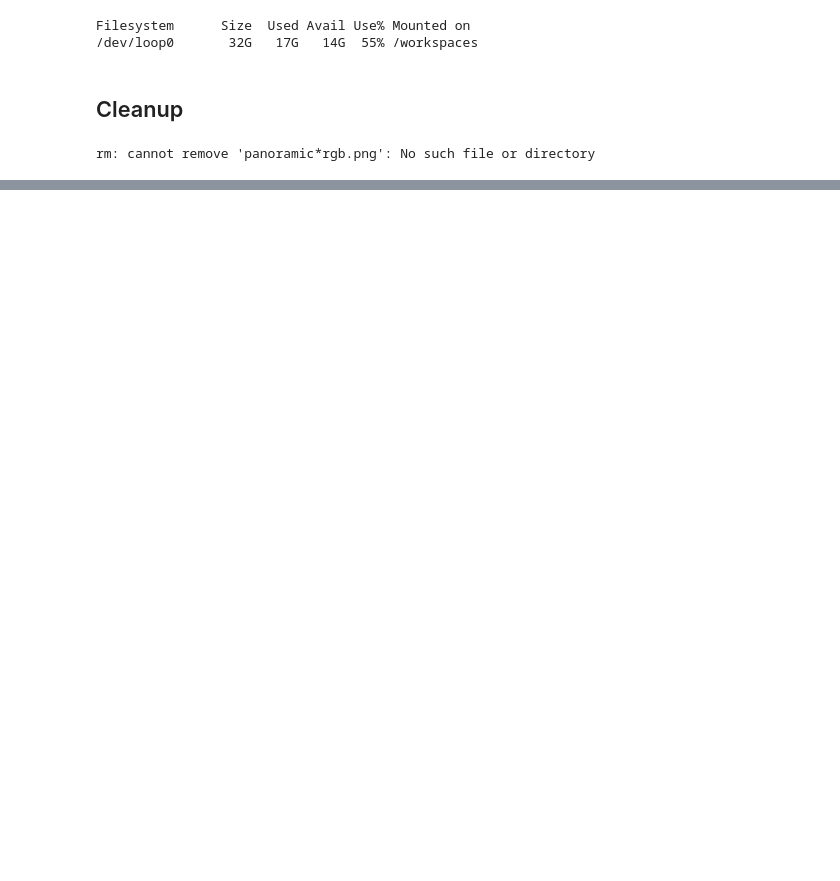
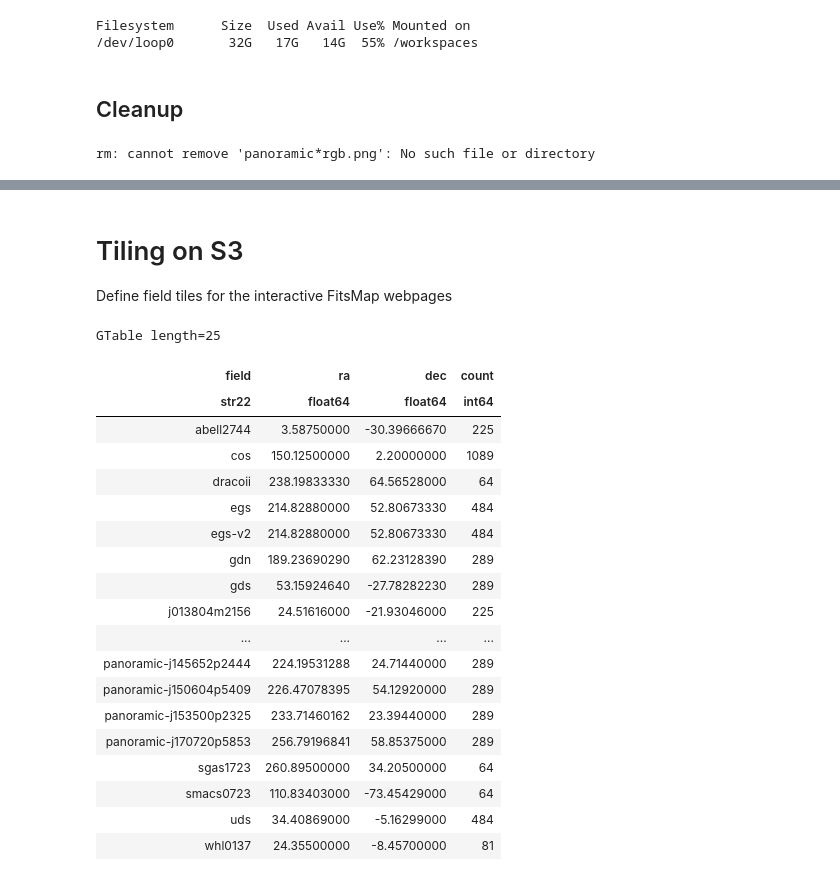
Before and after one commit to gbrammer/panoramic-jwst, a Jupyter notebook: Notebooks/panoramic-mosaics.ipynb, the cells around one changed output, grey strips where cells are left out. Drawn from its saved outputs; the diff is of its cells as text; code cells hidden in the pictures; blank space fills up the shorter version.

```diff
--- a/Notebooks/panoramic-mosaics.ipynb
+++ b/Notebooks/panoramic-mosaics.ipynb
@@ -620,0 +613,31 @@ Created in <span style='font-weight:600;margin-left:4px;'>Deepnote</span></a>
+# %% [markdown]
+# Tiling on S3
+
+Define field tiles for the interactive FitsMap webpages
+# %%
+tile_fields = db.SQL("""select field, AVG(crval1) as ra, AVG(crval2) as dec, count(field) from combined_tiles
+group by field
+order by field
+""")
+tile_fields
+# %% [output]
+GTable length=25
+| field | ra | dec | count |
+| str22 | float64 | float64 | int64 |
+| abell2744 | 3.58750000 | -30.39666670 | 225 |
+| cos | 150.12500000 | 2.20000000 | 1089 |
+| dracoii | 238.19833330 | 64.56528000 | 64 |
+| egs | 214.82880000 | 52.80673330 | 484 |
+| egs-v2 | 214.82880000 | 52.80673330 | 484 |
+| gdn | 189.23690290 | 62.23128390 | 289 |
+| gds | 53.15924640 | -27.78282230 | 289 |
+| j013804m2156 | 24.51616000 | -21.93046000 | 225 |
+| ... | ... | ... | ... |
+| panoramic-j145652p2444 | 224.19531288 | 24.71440000 | 289 |
+| panoramic-j150604p5409 | 226.47078395 | 54.12920000 | 289 |
+| panoramic-j153500p2325 | 233.71460162 | 23.39440000 | 289 |
+| panoramic-j170720p5853 | 256.79196841 | 58.85375000 | 289 |
+| sgas1723 | 260.89500000 | 34.20500000 | 64 |
+| smacs0723 | 110.83403000 | -73.45429000 | 64 |
+| uds | 34.40869000 | -5.16299000 | 484 |
+| whl0137 | 24.35500000 | -8.45700000 | 81 |
```
Also changed, not shown: parts of 26 cells of this notebook.
